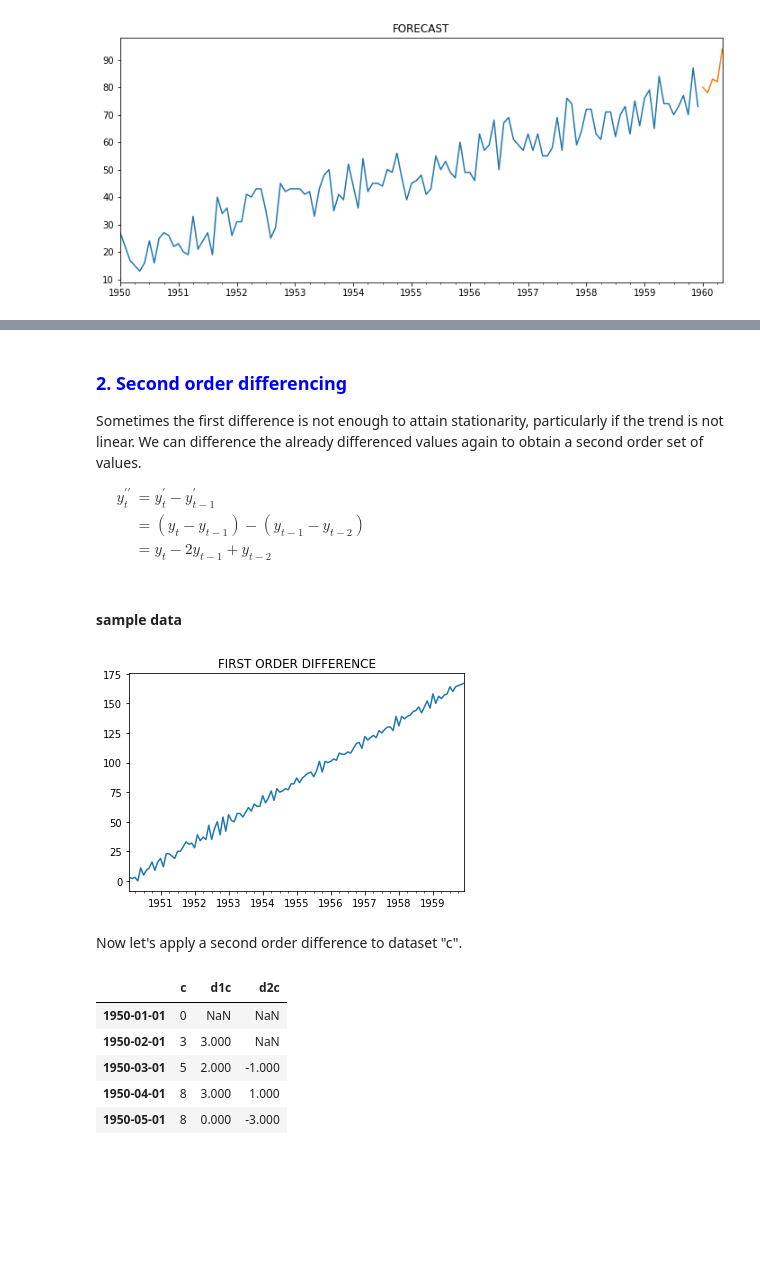
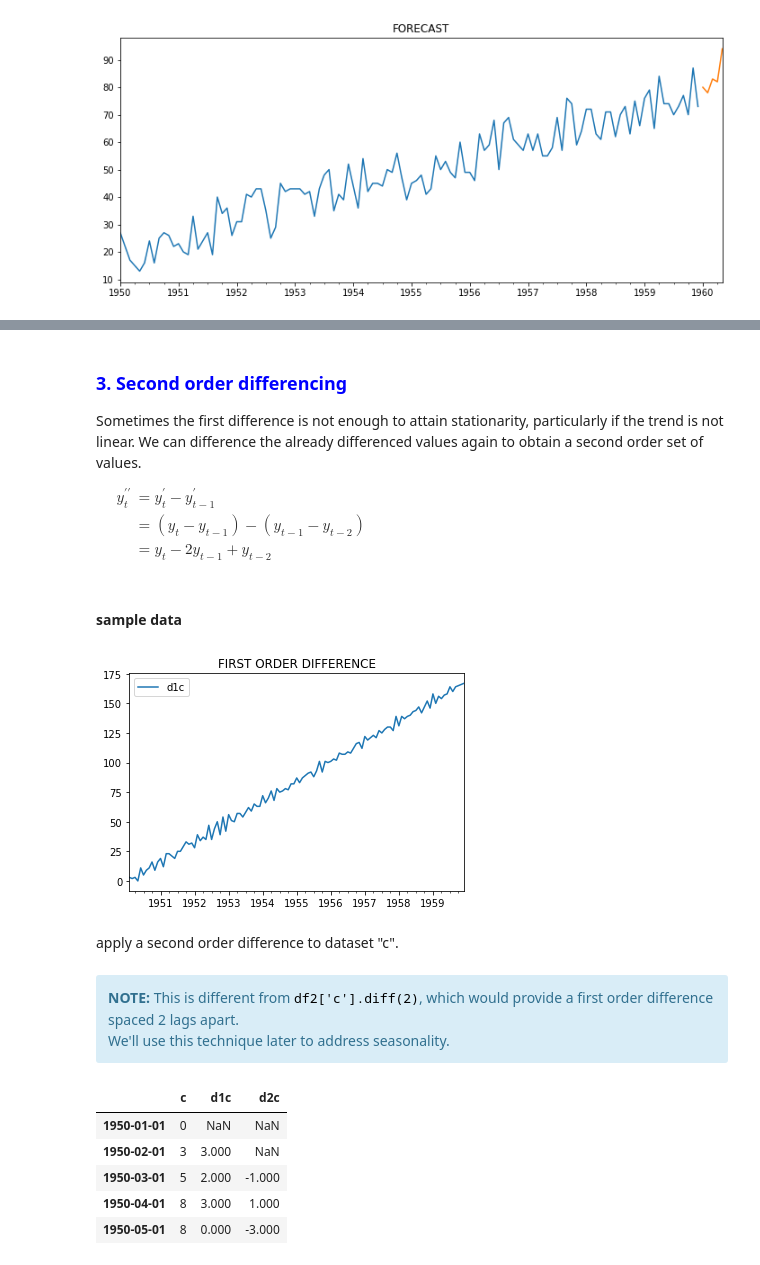
Before and after one commit to ntmai03/DataAnalysisProject, a Jupyter notebook: 05-TimeSeries/TimeSeries-02-FundamentalAnalysis.ipynb, the cells around one changed output, grey strips where cells are left out. Drawn from its saved outputs; the diff is of its cells as text; code cells hidden in the pictures; blank space fills up the shorter version.

```diff
--- a/05-TimeSeries/TimeSeries-02-FundamentalAnalysis.ipynb
+++ b/05-TimeSeries/TimeSeries-02-FundamentalAnalysis.ipynb
@@ -616,5 +616,5 @@ Data has a unit root and is non-stationary
 # %% [markdown]
- ### <font color=blue> 2. Second order differencing
+ ### <font color=blue> 3. Second order differencing
 Sometimes the first difference is not enough to attain stationarity, particularly if the trend is not linear. We can difference the already differenced values again to obtain a second order set of values.
 
 &nbsp;&nbsp;&nbsp;&nbsp;$\begin{split}y_{t}^{\prime\prime} &= y_{t}^{\prime} - y_{t-1}^{\prime} \\
@@ -625,12 +625,14 @@ Sometimes the first difference is not enough to attain stationarity, particularl
 # %%
 # First we'll look at the first order difference of dataset "c"
 df2['d1c'] = df2['c'].diff()
-
-df2['d1c'].plot(title="FIRST ORDER DIFFERENCE").autoscale(axis='x',tight=True);
+df2[['d1c']].plot(title="FIRST ORDER DIFFERENCE").autoscale(axis='x',tight=True);
 # %% [output]
-[figure, old version]
+[figure, new version]
 # %% [markdown]
-Now let's apply a second order difference to dataset "c".
+apply a second order difference to dataset "c".
+# %% [markdown]
+<div class="alert alert-info"><strong>NOTE: </strong>This is different from <font color=black><tt>df2['c'].diff(2)</tt></font>, which would provide a first order difference spaced 2 lags apart.<br>
+We'll use this technique later to address seasonality.</div>
 # %%
 # We can do this from the original time series in one step
 df2['d2c'] = df2['c'].diff().diff()
```
Also changed, not shown: parts of 49 cells of this notebook, 1 other file.
